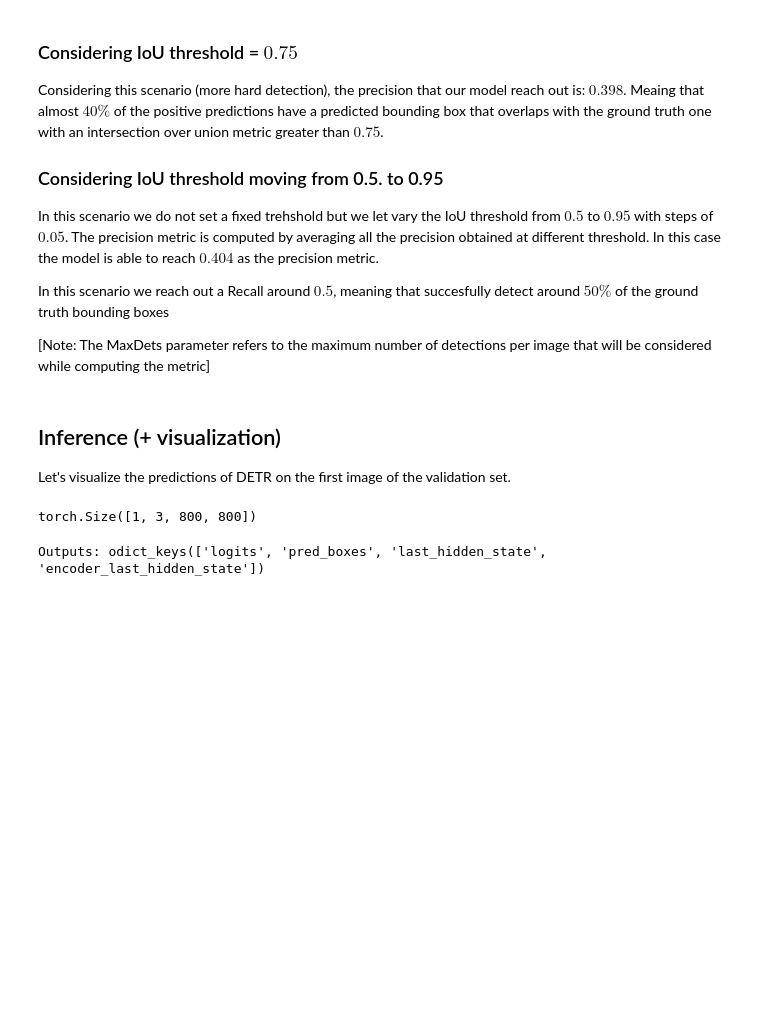
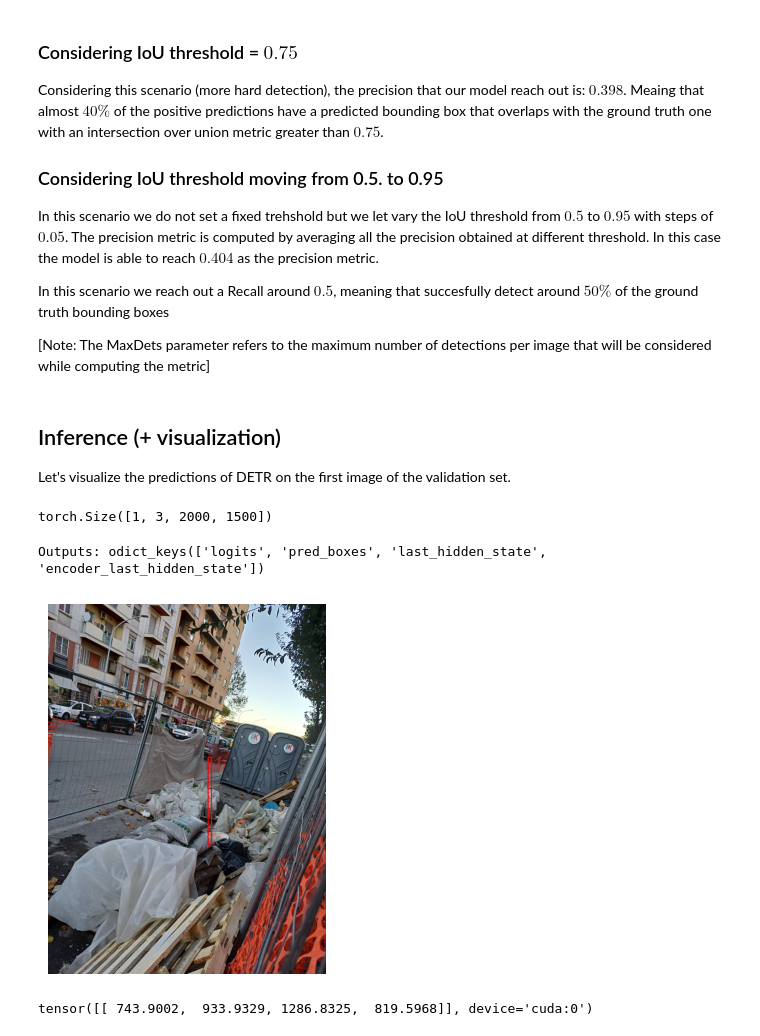
Before and after one commit to aml-2023/final-project, a Jupyter notebook: detr_object_detection_finetuning.ipynb, the cells around one changed output. Drawn from its saved outputs; the diff is of its cells as text; code cells hidden in the pictures; blank space fills up the shorter version.

Commit message:
add inference plot

```diff
--- a/detr_object_detection_finetuning.ipynb
+++ b/detr_object_detection_finetuning.ipynb
@@ -557,8 +523,21 @@ pixel_values, target = val_subset[10]
+# %%
+from PIL import Image
+from torchvision import transforms
+
+# Load and preprocess your image
+image_path = '/content/Not_garbage.jpeg'
+img = Image.open(image_path)
+
+transform = transforms.Compose([
+    transforms.ToTensor(),
+])
+
+input_image = transform(img)
 # %%
-pixel_values = pixel_values.unsqueeze(0).to(device)
+pixel_values = input_image.unsqueeze(0).to(device)
 print(pixel_values.shape)
 # %% [output]
-torch.Size([1, 3, 800, 800])
+torch.Size([1, 3, 2000, 1500])
 # %%
 with torch.no_grad():
   # forward pass to get class logits and bounding boxes
@@ -566,6 +545,59 @@ with torch.no_grad():
 print("Outputs:", outputs.keys())
 # %% [output]
 Outputs: odict_keys(['logits', 'pred_boxes', 'last_hidden_state', 'encoder_last_hidden_state'])
+# %%
+import torch
+import torchvision.transforms as T
+from PIL import Image, ImageDraw
+import matplotlib.pyplot as plt
+import matplotlib.patches as patches
+
+
+
+
+# Process the outputs
+pred_boxes = outputs['pred_boxes'][0].to(device)
+pred_logits = outputs['logits'][0].softmax(-1)
+
+# Filter out predictions with low confidence
+threshold = 0.5
+
+keep =sorted(range(len(pred_logits.max(-1).values)), key=lambda i: pred_logits.max(-1).values[i], reverse=True)[:1]
+
+pred_boxes = pred_boxes[keep]
+pred_labels = pred_logits[keep].argmax(-1)
+# Convert normalized coordinates to pixel coordinates
+image_width, image_height = img.size
+pred_boxes[:, [0, 2]] *= image_width  # x-coordinates
+pred_boxes[:, [1, 3]] *= image_height  # y-coordinates
+
+# Visualize the image with predicted bounding boxes
+fig, ax = plt.subplots(1)
+ax.imshow(img)
+
+# Draw bounding boxes on the image
+draw = ImageDraw.Draw(img)
+for i in range(1):
+  box = [round(coord, 2) for coord in pred_boxes[i].tolist()]
+  label_name = "Garbage"
+  draw.rectangle(box, outline='red', width=6)
+  draw.text((box[0], box[1]), label_name ,fill='red')
+
+
+output_file = 'Not_garbage.svg'
+plt.savefig(output_file, format='svg')
+
+
+# Display the image with bounding boxes
+plt.imshow(img)
+plt.axis('off')
+plt.show()
+# %% [output]
+[figure, added]
+# %%
+pred_boxes
+# %% [output]
+tensor([[ 743.9002,  933.9329, 1286.8325,  819.5968]], device='cuda:0')
 # %%
 import matplotlib.pyplot as plt
 
```
Also changed, not shown: parts of 9 cells of this notebook.
